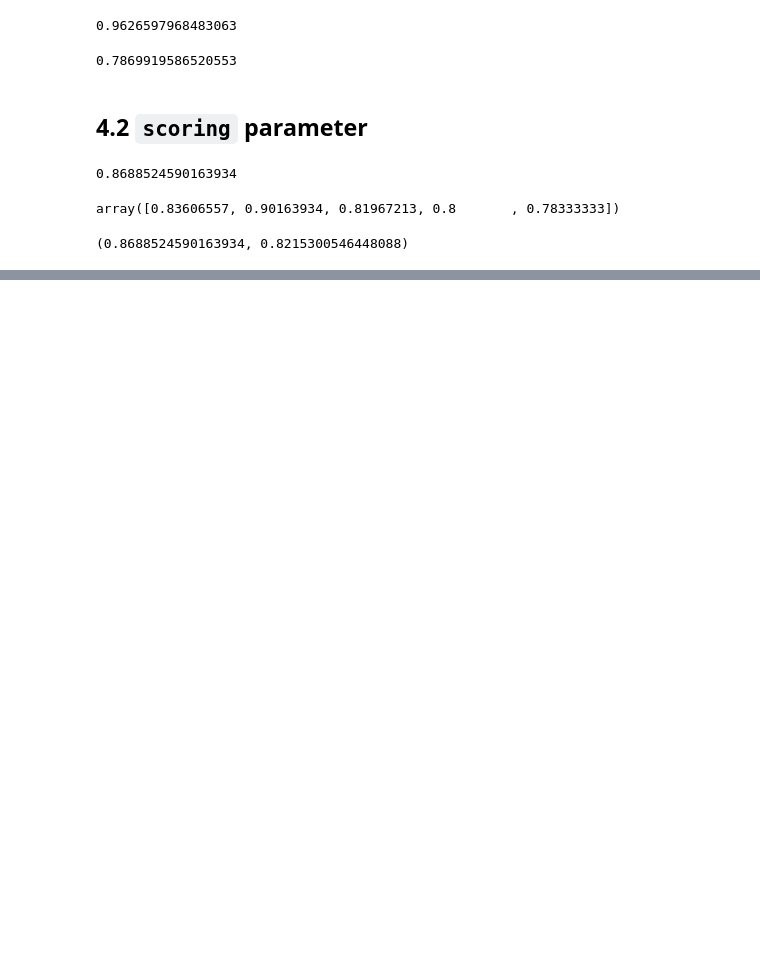
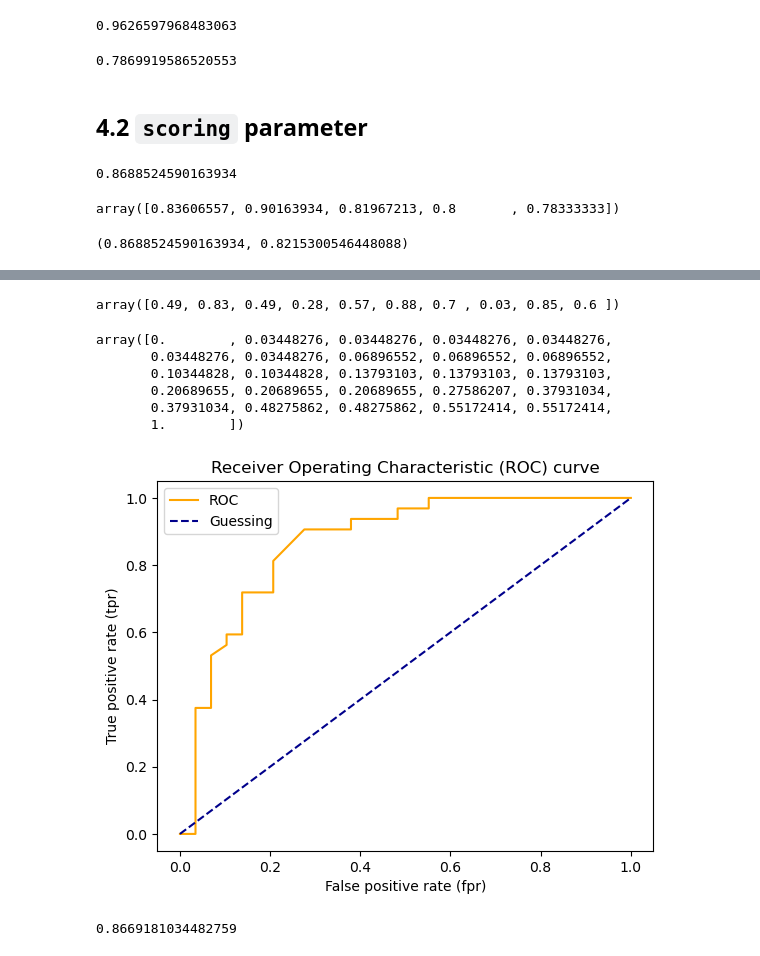
Before and after one commit to AliNisarAhmed/ml-ds-course, a Jupyter notebook: sample-project/Intro-to-Scikit-learn-2.ipynb, the cells around one changed output, grey strips where cells are left out. Saved outputs shown, nothing was run; the diff lists cells and outputs as text; code cells hidden in the pictures; blank space fills up the shorter version.

Commit message:
metrics

```diff
--- a/sample-project/Intro-to-Scikit-learn-2.ipynb
+++ b/sample-project/Intro-to-Scikit-learn-2.ipynb
@@ -846,0 +794,10 @@ clf_single_score, clf_cross_val_score
+# %%
+from sklearn.metrics import roc_curve
+
+X_train, X_test, y_train, y_test = train_test_split(X, y, test_size=0.2)
+clf.fit(X_train, y_train)
+
+# Make predictions with probabilities
+y_probs = clf.predict_proba(X_test)
+
+y_probs[:10]
@@ -846,0 +815,43 @@ clf_single_score, clf_cross_val_score
+# %%
+y_probs_positive = y_probs[:, 1] # grab all the rows but only 1st column
+y_probs_positive[:10]
+# %% [output]
+array([0.49, 0.83, 0.49, 0.28, 0.57, 0.88, 0.7 , 0.03, 0.85, 0.6 ])
+# %%
+# Calculate fpr, tpr and thresholds
+
+fpr, tpr, thresholds = roc_curve(y_test, y_probs_positive)
+
+fpr
+# %% [output]
+array([0.        , 0.03448276, 0.03448276, 0.03448276, 0.03448276,
+       0.03448276, 0.03448276, 0.06896552, 0.06896552, 0.06896552,
+       0.10344828, 0.10344828, 0.13793103, 0.13793103, 0.13793103,
+       0.20689655, 0.20689655, 0.20689655, 0.27586207, 0.37931034,
+       0.37931034, 0.48275862, 0.48275862, 0.55172414, 0.55172414,
+       1.        ])
+# %%
+# Create a function for plotting ROC curves
+
+import matplotlib.pyplot as plt
+
+def plot_roc_curve(fpr, tpr):
+    plt.plot(fpr, tpr, color="orange", label="ROC")
+    # plot line with no predictive power
+    plt.plot([0, 1], [0, 1], color="darkblue", linestyle="--", label="Guessing")
+
+    plt.xlabel("False positive rate (fpr)")
+    plt.ylabel("True positive rate (tpr)")
+    plt.title("Receiver Operating Characteristic (ROC) curve")
+    plt.legend()
+    plt.show()
+
+plot_roc_curve(fpr, tpr)
+# %% [output]
+[figure, added]
+# %%
+from sklearn.metrics import roc_auc_score
+
+roc_auc_score(y_test, y_probs_positive) # This value is the area under the above curve (yellow line)
+# %% [output]
+0.8669181034482759
```
Also changed, not shown: parts of 65 cells of this notebook, 1 other file.
